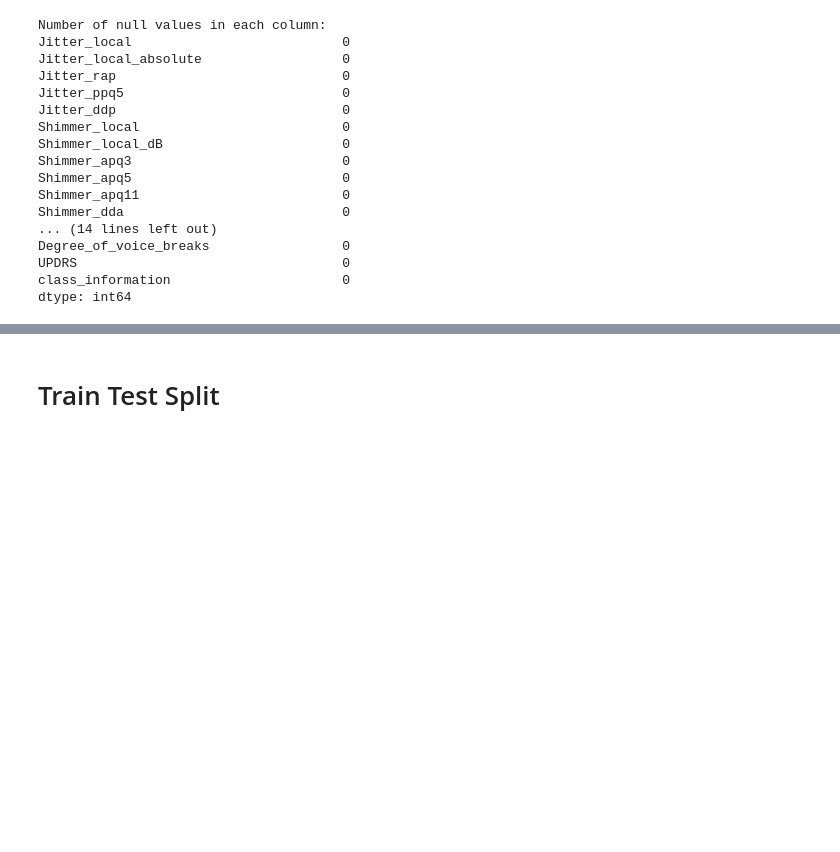
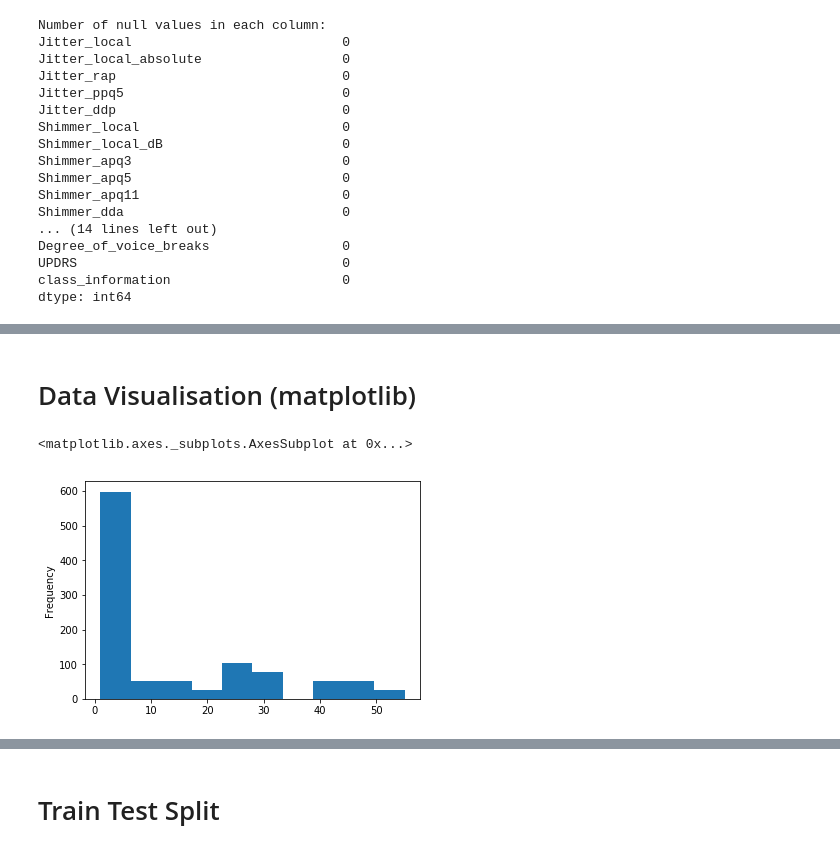
Before and after one commit to cjacques4/Parkinson-Speech-Dataset-with-Multiple-Types-of-Sound-Recordings, a Jupyter notebook: Projet_Python_DataAnalysis.ipynb, the cells around one changed output, grey strips where cells are left out. Drawn from its saved outputs; the diff is of its cells as text; code cells hidden in the pictures; blank space fills up the shorter version.

Commit message:
Data visualisation

```diff
--- a/Projet_Python_DataAnalysis.ipynb
+++ b/Projet_Python_DataAnalysis.ipynb
@@ -110,0 +185,7 @@ dtype: int64
+# %% [markdown]
+# Data Visualisation (matplotlib)
+# %%
+df.UPDRS.plot.hist()
+# %% [output]
+<matplotlib.axes._subplots.AxesSubplot at 0x...>
+[figure, added]
```
Also changed, not shown: parts of 18 cells of this notebook, 2 other files.
